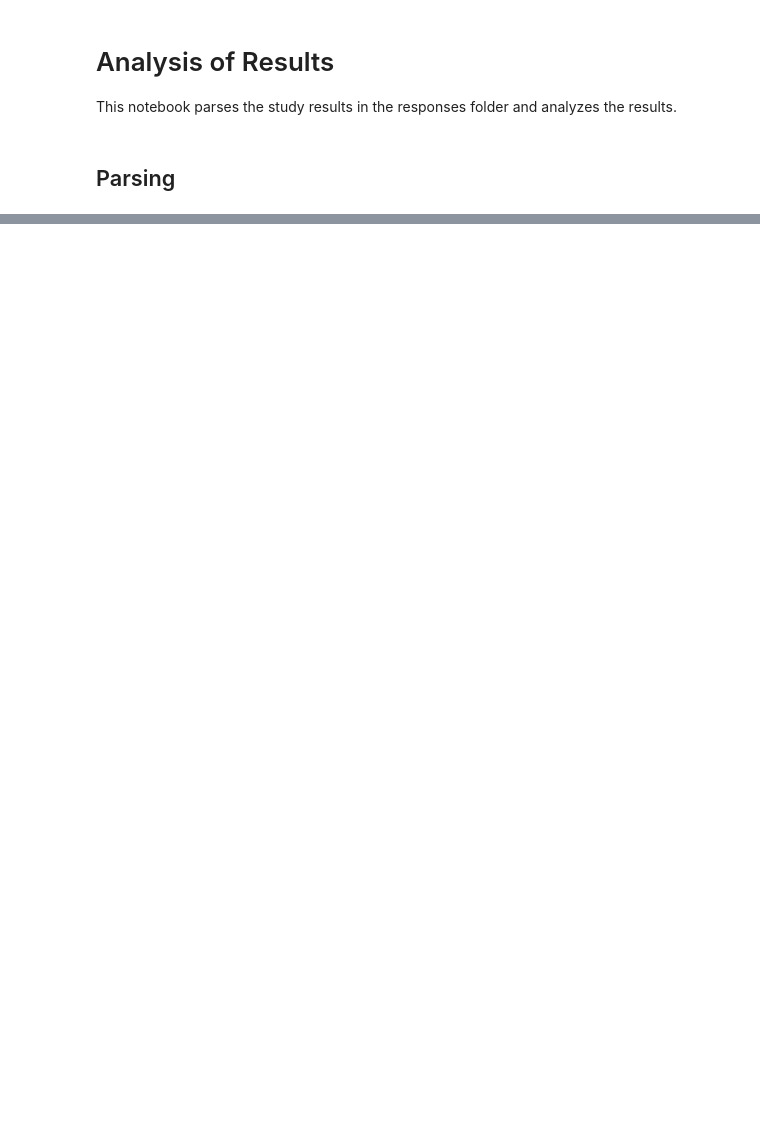
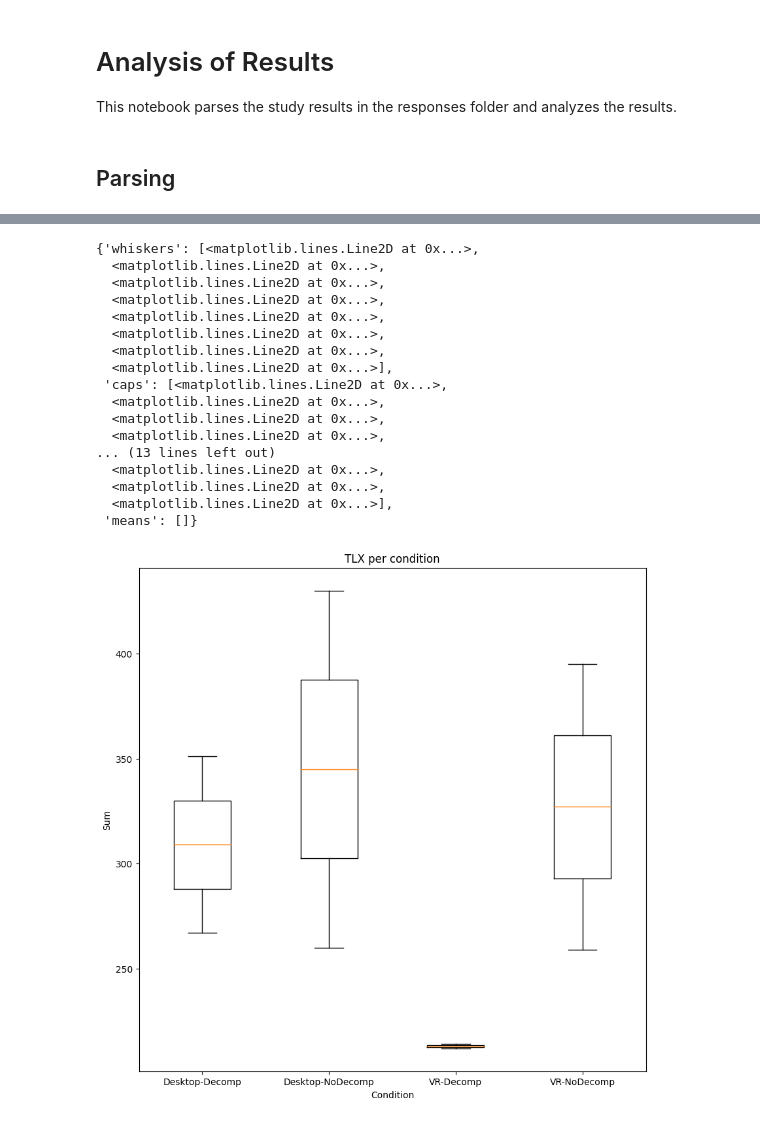
Before and after one commit to hpi-swa-lab/mp-2023-study, a Jupyter notebook: server/analysis.ipynb, the cells around one changed output, grey strips where cells are left out. Saved outputs shown, nothing was run; the diff lists cells and outputs as text; code cells hidden in the pictures; blank space fills up the shorter version.

```diff
--- a/server/analysis.ipynb
+++ b/server/analysis.ipynb
@@ -118,0 +182,4 @@ ax.boxplot([grouped.get_group(view)["duration"].values for view in grouped.group
+# %%
+# group df by view
+grouped = df.groupby("condition")
+grouped.describe()
@@ -118,0 +198,26 @@ ax.boxplot([grouped.get_group(view)["duration"].values for view in grouped.group
+# %%
+# boxplot for duration
+fig, ax = plt.subplots(figsize=(10, 10))
+ax.set_title("TLX per condition")
+ax.set_ylabel("Sum")
+ax.set_xlabel("Condition")
+ax.boxplot([grouped.get_group(view)["tlxsum"].values for view in grouped.groups.keys()], labels=grouped.groups.keys(), bootstrap=10000)
+# %% [output]
+{'whiskers': [<matplotlib.lines.Line2D at 0x...>,
+  <matplotlib.lines.Line2D at 0x...>,
+  <matplotlib.lines.Line2D at 0x...>,
+  <matplotlib.lines.Line2D at 0x...>,
+  <matplotlib.lines.Line2D at 0x...>,
+  <matplotlib.lines.Line2D at 0x...>,
+  <matplotlib.lines.Line2D at 0x...>,
+  <matplotlib.lines.Line2D at 0x...>],
+ 'caps': [<matplotlib.lines.Line2D at 0x...>,
+  <matplotlib.lines.Line2D at 0x...>,
+  <matplotlib.lines.Line2D at 0x...>,
+  <matplotlib.lines.Line2D at 0x...>,
+... (13 lines left out)
+  <matplotlib.lines.Line2D at 0x...>,
+  <matplotlib.lines.Line2D at 0x...>,
+  <matplotlib.lines.Line2D at 0x...>],
+ 'means': []}
+[figure, added]
```
Also changed, not shown: parts of 9 cells of this notebook.
